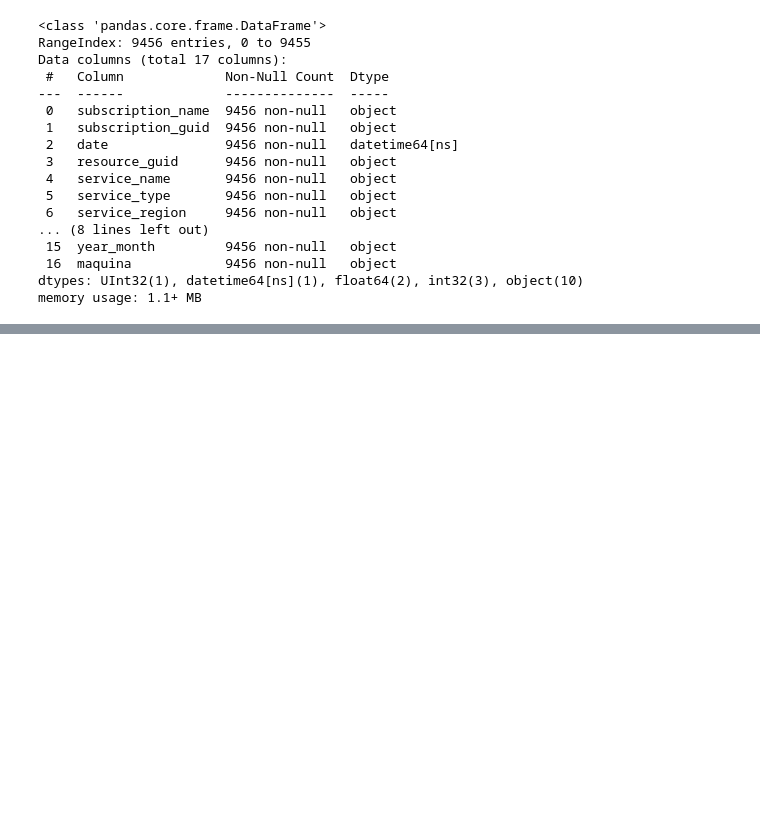
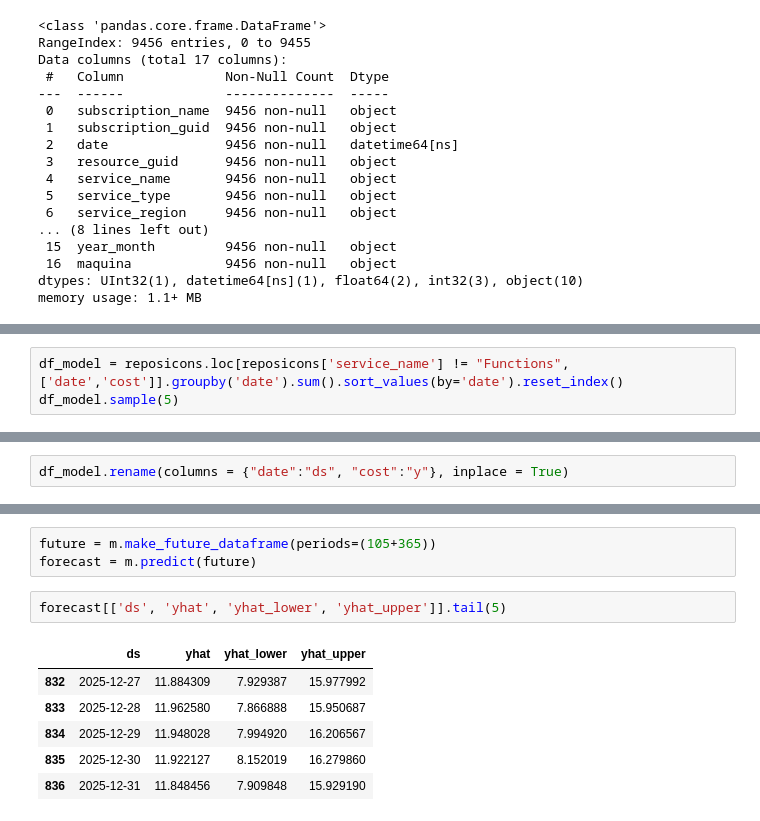
Before and after one commit to Gabrielnbr/modelo_unicin, a Jupyter notebook: src/app/testes/teste.ipynb, the cells around one changed output, grey strips where cells are left out. Cells and saved outputs as stored; diff of their text form; blank space fills up the shorter version.

```diff
--- a/src/app/testes/teste.ipynb
+++ b/src/app/testes/teste.ipynb
@@ -118,0 +112,3 @@ Name: date, dtype: object
+# %%
+df_model = reposicons.loc[reposicons['service_name'] != "Functions", ['date','cost']].groupby('date').sum().sort_values(by='date').reset_index()
+df_model.sample(5)
@@ -118,0 +122,2 @@ Name: date, dtype: object
+# %%
+df_model.rename(columns = {"date":"ds", "cost":"y"}, inplace = True)
@@ -118,0 +131,12 @@ Name: date, dtype: object
+# %%
+future = m.make_future_dataframe(periods=(105+365))
+forecast = m.predict(future)
+# %%
+forecast[['ds', 'yhat', 'yhat_lower', 'yhat_upper']].tail(5)
+# %% [output]
+|  | ds | yhat | yhat_lower | yhat_upper |
+| 832 | 2025-12-27 | 11.884309 | 7.929387 | 15.977992 |
+| 833 | 2025-12-28 | 11.962580 | 7.866888 | 15.950687 |
+| 834 | 2025-12-29 | 11.948028 | 7.994920 | 16.206567 |
+| 835 | 2025-12-30 | 11.922127 | 8.152019 | 16.279860 |
+| 836 | 2025-12-31 | 11.848456 | 7.909848 | 15.929190 |
```
Also changed, not shown: parts of 23 cells of this notebook, 11 other files.
